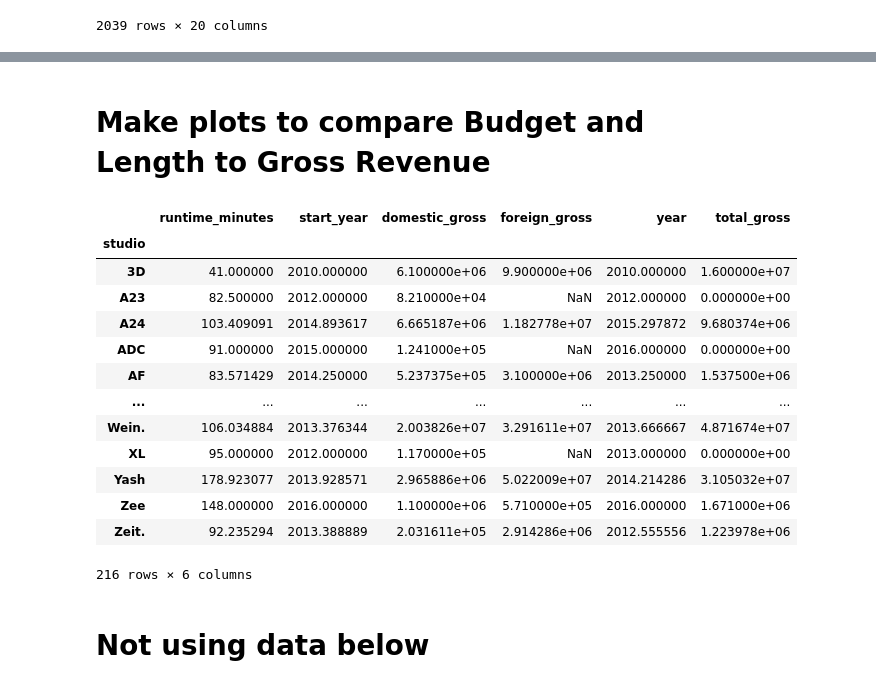
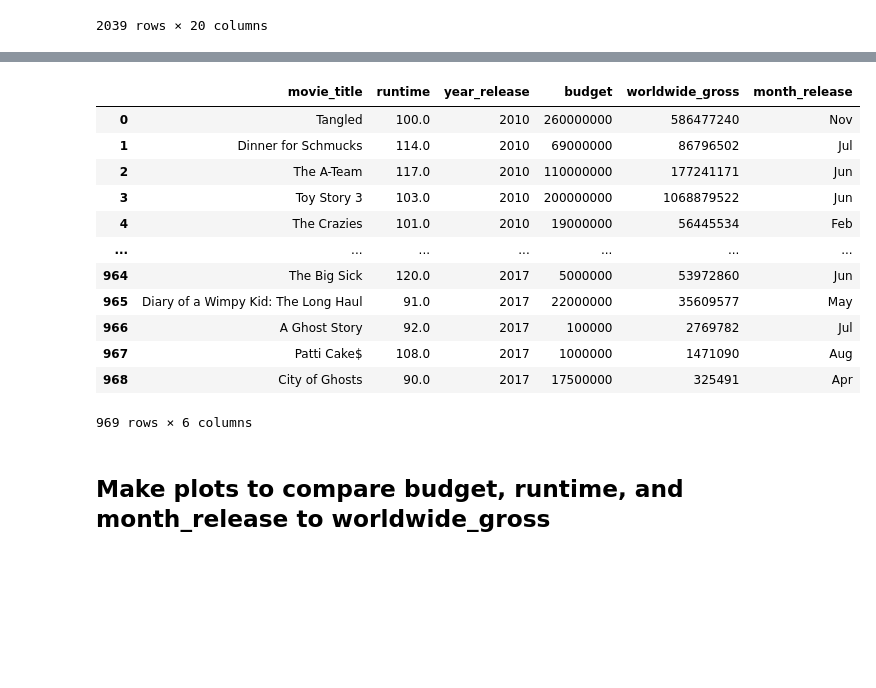
Before and after one commit to jsharing/Microsoft-Studio-Recommendations, a Jupyter notebook: student.ipynb, the cells around one changed output, grey strips where cells are left out. Saved outputs shown, nothing was run; the diff lists cells and outputs as text; code cells hidden in the pictures; blank space fills up the shorter version.

```diff
--- a/student.ipynb
+++ b/student.ipynb
@@ -469,0 +642,12 @@ working_studio_df
+# %%
+### Create a new column for 'month_release'
+new_studio_df['month_release'] = new_studio_df['release_date_y'].str.slice(stop=3)
+# %%
+#rename columns
+new_studio_df.rename(columns={'primary_title':'movie_title','production_budget':'budget'}, inplace=True)
+# %%
+new_studio_df.drop(['release_date_y'], axis=1, inplace=True)
+# %%
+# make budget and worldwide_gross int types
+new_studio_df['budget'] = new_studio_df['budget'].astype(int)
+new_studio_df['worldwide_gross'] = new_studio_df['worldwide_gross'].astype(int)
@@ -470,21 +667,18 @@ working_studio_df
+# %%
+new_studio_df
+# %% [output]
+|  | movie_title | runtime | year_release | budget | worldwide_gross | month_release |
+| 0 | Tangled | 100.0 | 2010 | 260000000 | 586477240 | Nov |
+| 1 | Dinner for Schmucks | 114.0 | 2010 | 69000000 | 86796502 | Jul |
+| 2 | The A-Team | 117.0 | 2010 | 110000000 | 177241171 | Jun |
+| 3 | Toy Story 3 | 103.0 | 2010 | 200000000 | 1068879522 | Jun |
+| 4 | The Crazies | 101.0 | 2010 | 19000000 | 56445534 | Feb |
+| ... | ... | ... | ... | ... | ... | ... |
+| 964 | The Big Sick | 120.0 | 2017 | 5000000 | 53972860 | Jun |
+| 965 | Diary of a Wimpy Kid: The Long Haul | 91.0 | 2017 | 22000000 | 35609577 | May |
+| 966 | A Ghost Story | 92.0 | 2017 | 100000 | 2769782 | Jul |
+| 967 | Patti Cake$ | 108.0 | 2017 | 1000000 | 1471090 | Aug |
+| 968 | City of Ghosts | 90.0 | 2017 | 17500000 | 325491 | Apr |
+969 rows × 6 columns
 # %% [markdown]
-# Make plots to compare Budget and Length to Gross Revenue
+## Make plots to compare budget, runtime, and month_release to worldwide_gross
-# %%
-studio_df.groupby('studio').mean()   ###### practice. delete later #################################
-# %% [output]
-|  | runtime_minutes | start_year | domestic_gross | foreign_gross | year | total_gross |
-| studio |  |  |  |  |  |  |
-| 3D | 41.000000 | 2010.000000 | 6.100000e+06 | 9.900000e+06 | 2010.000000 | 1.600000e+07 |
-| A23 | 82.500000 | 2012.000000 | 8.210000e+04 | NaN | 2012.000000 | 0.000000e+00 |
-| A24 | 103.409091 | 2014.893617 | 6.665187e+06 | 1.182778e+07 | 2015.297872 | 9.680374e+06 |
-| ADC | 91.000000 | 2015.000000 | 1.241000e+05 | NaN | 2016.000000 | 0.000000e+00 |
-| AF | 83.571429 | 2014.250000 | 5.237375e+05 | 3.100000e+06 | 2013.250000 | 1.537500e+06 |
-| ... | ... | ... | ... | ... | ... | ... |
-| Wein. | 106.034884 | 2013.376344 | 2.003826e+07 | 3.291611e+07 | 2013.666667 | 4.871674e+07 |
-| XL | 95.000000 | 2012.000000 | 1.170000e+05 | NaN | 2013.000000 | 0.000000e+00 |
-| Yash | 178.923077 | 2013.928571 | 2.965886e+06 | 5.022009e+07 | 2014.214286 | 3.105032e+07 |
-| Zee | 148.000000 | 2016.000000 | 1.100000e+06 | 5.710000e+05 | 2016.000000 | 1.671000e+06 |
-| Zeit. | 92.235294 | 2013.388889 | 2.031611e+05 | 2.914286e+06 | 2012.555556 | 1.223978e+06 |
-216 rows × 6 columns
-# %% [markdown]
-# Not using data below
```
Also changed, not shown: parts of 28 cells of this notebook.
